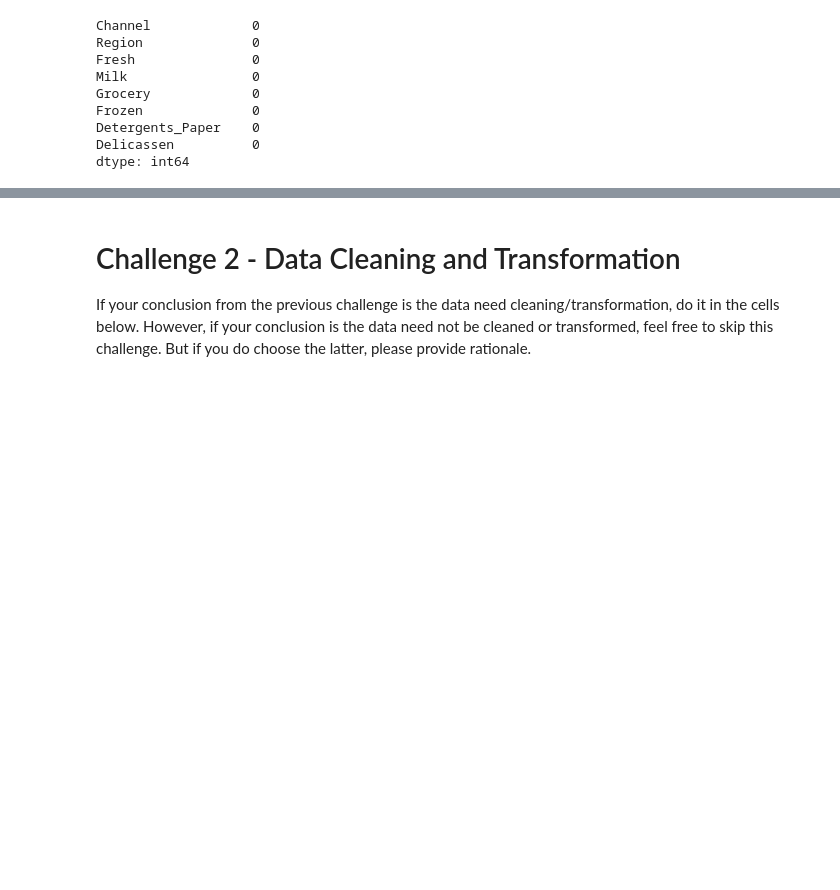
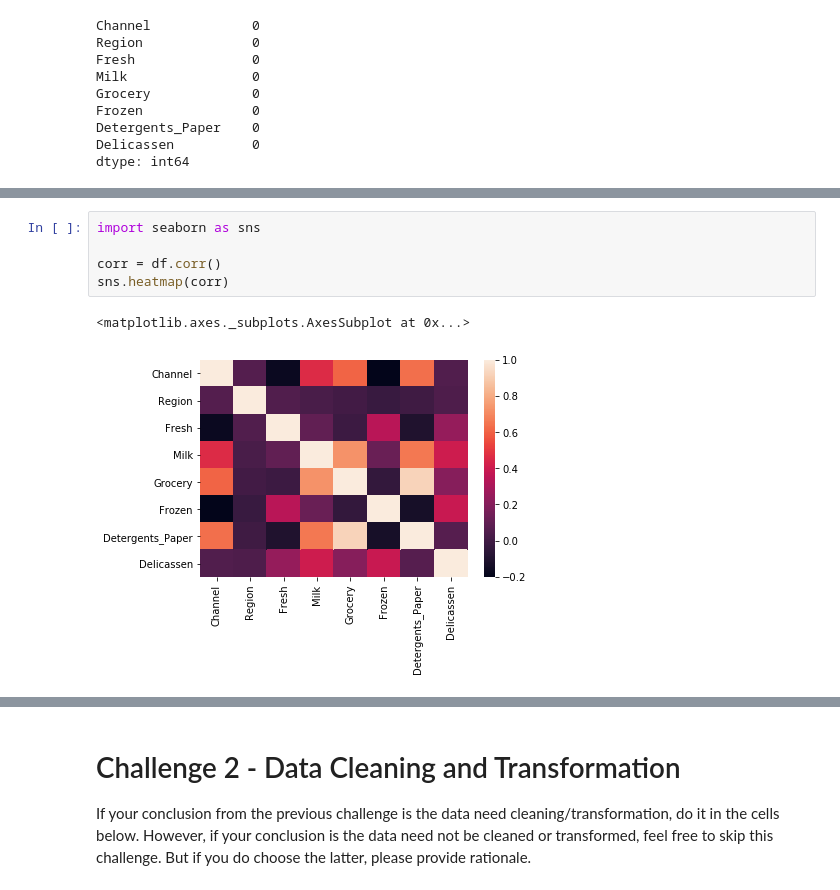
Before and after one commit to juanema74/dataptmad0420, a Jupyter notebook: module-3/unsupervised-learning/your-code/main.ipynb, the cells around one changed output, grey strips where cells are left out. Drawn from its saved outputs; the diff is of its cells as text; blank space fills up the shorter version.

```diff
--- a/module-3/unsupervised-learning/your-code/main.ipynb
+++ b/module-3/unsupervised-learning/your-code/main.ipynb
@@ -79 +92,9 @@ dtype: int64
+# %%
+import seaborn as sns
+
+corr = df.corr()
+sns.heatmap(corr)
+# %% [output]
+<matplotlib.axes._subplots.AxesSubplot at 0x...>
+[figure, added]
 # %%
```
Also changed, not shown: parts of 8 cells of this notebook.
